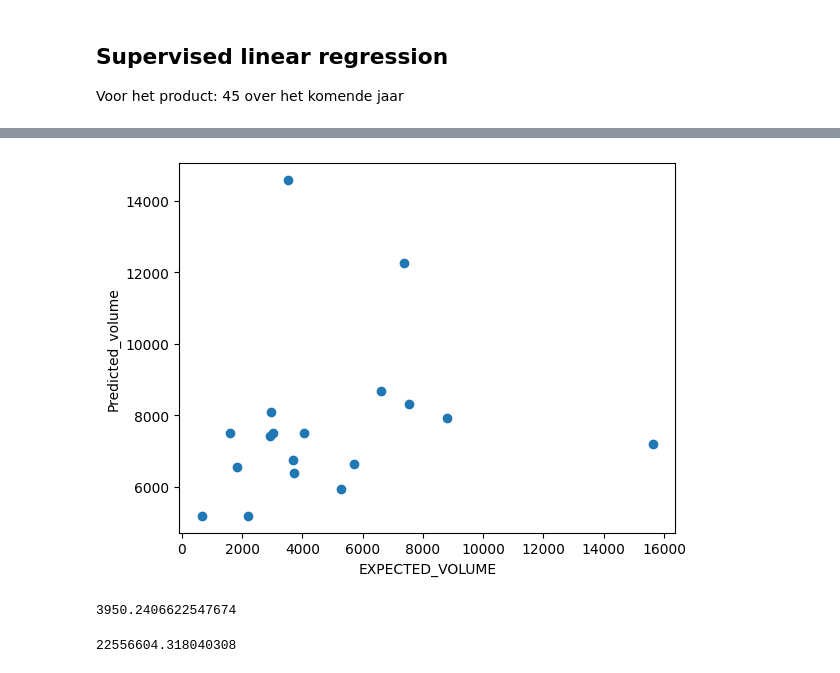
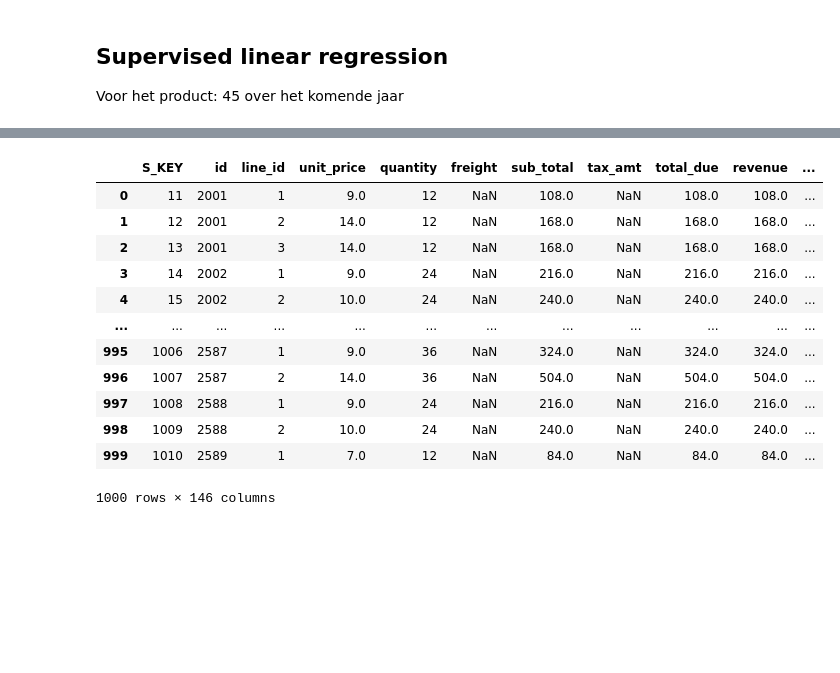
Before and after one commit to 22082476/United-Outdoors, a Jupyter notebook: Practicum_8.1_Regressie.ipynb, the cells around one changed output, grey strips where cells are left out. Drawn from its saved outputs; the diff is of its cells as text; code cells hidden in the pictures; blank space fills up the shorter version.

```diff
--- a/Practicum_8.1_Regressie.ipynb
+++ b/Practicum_8.1_Regressie.ipynb
@@ -24,6 +4,0 @@ forecast
-# %%
-conn = sqlite3.connect("./Great_Outdoors_Data_SQLite1/go_sales.sqlite")
-order = pd.read_sql_query("SELECT * FROM order_header", conn)
-data = pd.read_sql_query("SELECT * FROM order_details", conn)
-data = pd.merge(data, order, how="inner", on="ORDER_NUMBER", suffixes=('', ' right'))
-data
@@ -158,15 +5,47 @@ y_pred_merge
-# %%
-plt.scatter(y_pred_merge["EXPECTED_VOLUME"], y_pred_merge["Predicted_volume"])
-plt.xlabel("EXPECTED_VOLUME")
-plt.ylabel("Predicted_volume")
-plt.show()
-# %% [output]
-[figure, removed]
-# %%
-mean_absolute_error(y_pred_merge["EXPECTED_VOLUME"], y_pred_merge["Predicted_volume"])
-# %% [output]
-3950.2406622547674
-# %%
-mean_squared_error(y_pred_merge["EXPECTED_VOLUME"], y_pred_merge["Predicted_volume"])
-# %% [output]
-22556604.318040308
+# %%
+import pandas as pd
+import pyodbc
+from sklearn.model_selection import train_test_split
+from sklearn import linear_model
+from sklearn.linear_model import LinearRegression
+from sklearn.metrics import mean_squared_error, mean_absolute_error
+import matplotlib.pyplot as plt
+database = {'servername': 'localhost\SQLEXPRESS',
+            'database': 'DATAWAREHOUSE'}
+format = '%d-%m-%Y'
+
+conn_str = ('DRIVER={SQL Server};'
+            f'SERVER={database["servername"]};'
+            f'DATABASE={database["database"]};'
+            'Trusted_Connection=yes')
+
+query = "SELECT * FROM dbo.sales_order"
+
+#inladen naar df
+try:
+    with pyodbc.connect(conn_str) as conn:
+        product_df = pd.read_sql_query(query, conn)
+except Exception as e:
+    print(f"An error occurred: {e}")
+# %%
+# opsplitsen naar verschillende df's
+
+orders_from_nw = product_df[product_df['product_id'].str.contains('NW')]
+orders_from_aenc = product_df[product_df['product_id'].str.contains('AC')]
+orders_from_aw = product_df[product_df['product_id'].str.contains('AW')]
+
+orders_from_aenc
+# %% [output]
+|  | S_KEY | id | line_id | unit_price | quantity | freight | sub_total | tax_amt | total_due | revenue | ... |
+| 0 | 11 | 2001 | 1 | 9.0 | 12 | NaN | 108.0 | NaN | 108.0 | 108.0 | ... |
+| 1 | 12 | 2001 | 2 | 14.0 | 12 | NaN | 168.0 | NaN | 168.0 | 168.0 | ... |
+| 2 | 13 | 2001 | 3 | 14.0 | 12 | NaN | 168.0 | NaN | 168.0 | 168.0 | ... |
+| 3 | 14 | 2002 | 1 | 9.0 | 24 | NaN | 216.0 | NaN | 216.0 | 216.0 | ... |
+| 4 | 15 | 2002 | 2 | 10.0 | 24 | NaN | 240.0 | NaN | 240.0 | 240.0 | ... |
+| ... | ... | ... | ... | ... | ... | ... | ... | ... | ... | ... | ... |
+| 995 | 1006 | 2587 | 1 | 9.0 | 36 | NaN | 324.0 | NaN | 324.0 | 324.0 | ... |
+| 996 | 1007 | 2587 | 2 | 14.0 | 36 | NaN | 504.0 | NaN | 504.0 | 504.0 | ... |
+| 997 | 1008 | 2588 | 1 | 9.0 | 24 | NaN | 216.0 | NaN | 216.0 | 216.0 | ... |
+| 998 | 1009 | 2588 | 2 | 10.0 | 24 | NaN | 240.0 | NaN | 240.0 | 240.0 | ... |
+| 999 | 1010 | 2589 | 1 | 7.0 | 12 | NaN | 84.0 | NaN | 84.0 | 84.0 | ... |
+1000 rows × 146 columns
```
Also changed, not shown: parts of 18 cells of this notebook.
